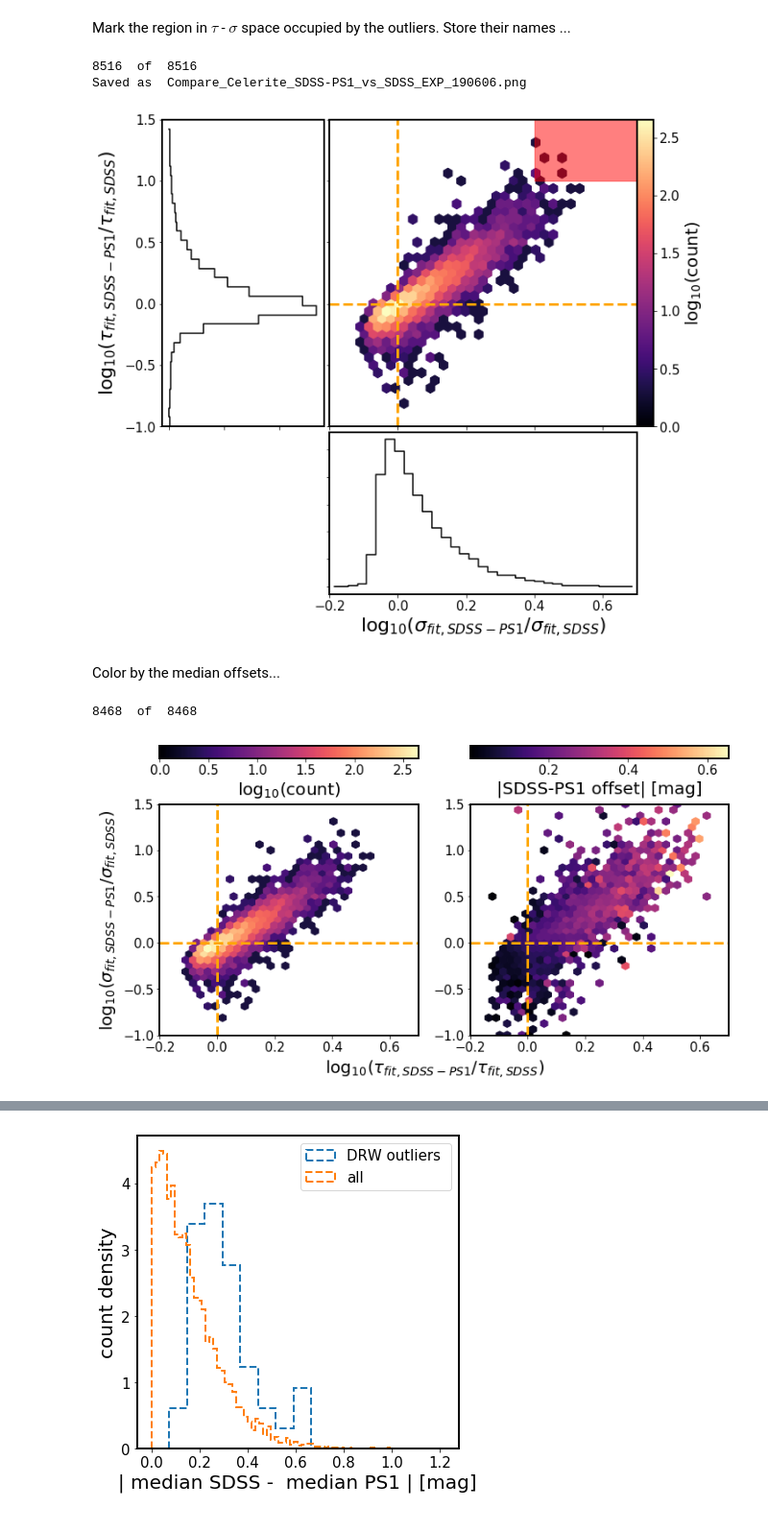
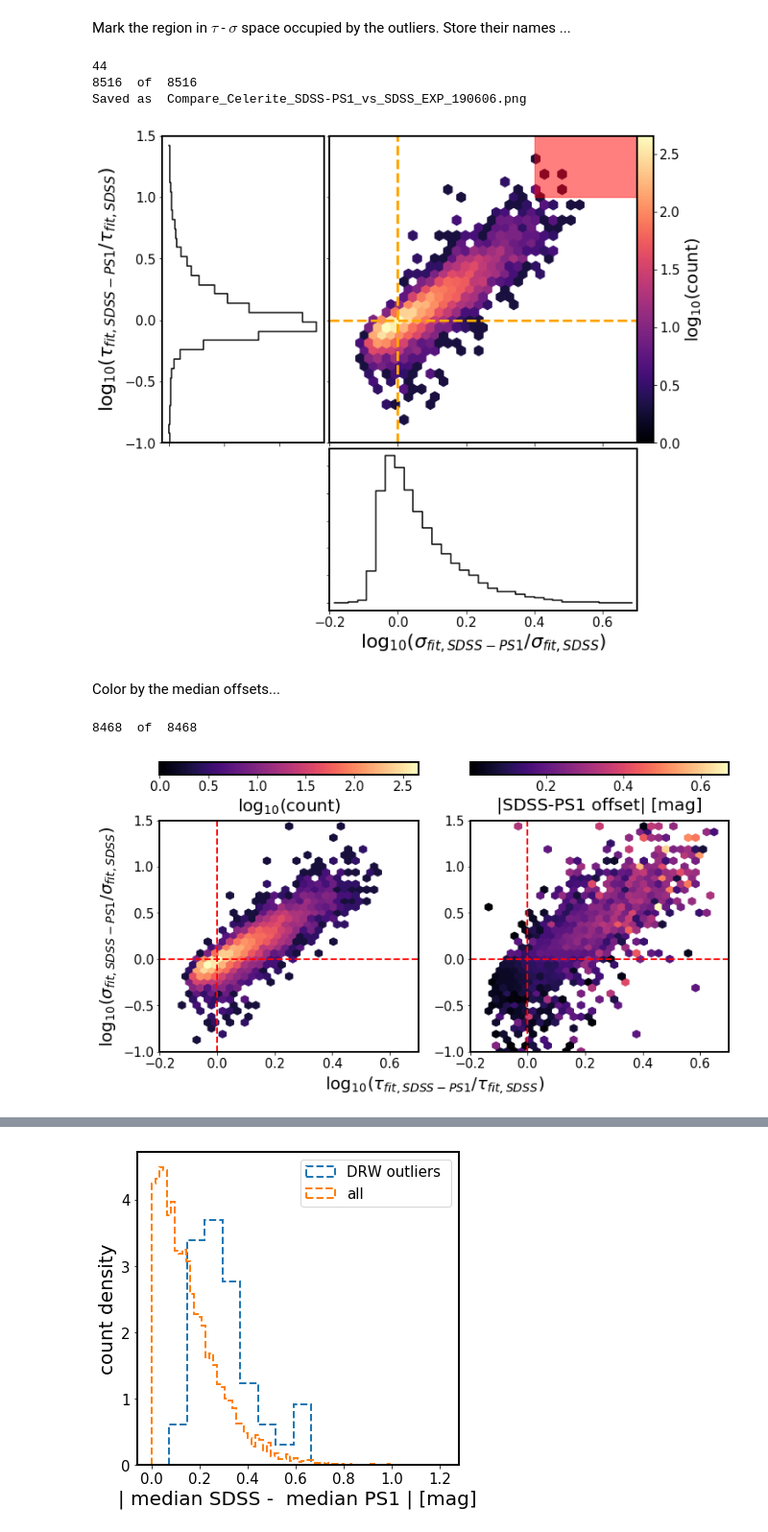
Before and after one commit to suberlak/PS1_SDSS_CRTS, a Jupyter notebook: code2/Explore_SDSS_PS1_lightcurves.ipynb, the cells around one changed output, grey strips where cells are left out. Shown at 96% size. Cells and saved outputs as stored; diff of their text form; code cells hidden in the pictures.

```diff
--- a/code2/Explore_SDSS_PS1_lightcurves.ipynb
+++ b/code2/Explore_SDSS_PS1_lightcurves.ipynb
@@ -356,15 +364,15 @@ Mark the region in $\tau$ - $\sigma$ space occupied by the outliers. Store their
 import modules as mod
 import imp
 imp.reload(mod)
-fname  = '190606_Celerite_real_Jeff1.txt'
-data = Table.read(fname, format='ascii')
+date = '190606'# '190606'# '190807'
+data = Table.read(date + '_Celerite_real_Jeff1.txt', format='ascii')
 x = np.log10(data['sigmaEXP_sdss-ps1'] / data['sigmaEXP_sdss'])
 y = np.log10(data['tauEXP_sdss-ps1'] / data['tauEXP_sdss'])
 m_ratio = (y>1) & (x>0.4)
-data[m_ratio]
-
-mod.plot_tau_sigma_ratios(data, rectangle=[0.4, 1, 0.5, 0.5])
+print(np.sum(m_ratio))
+mod.plot_tau_sigma_ratios(data, date, rectangle=[0.4, 1, 0.5, 0.5])
 # %% [output]
+44
 8516  of  8516
 Saved as  Compare_Celerite_SDSS-PS1_vs_SDSS_EXP_190606.png
 [figure]
@@ -376,9 +384,10 @@ import matplotlib.pyplot as plt
 import matplotlib.patches as patches
 import matplotlib as mpl
 # the Celerite results
-fname  = '190606_Celerite_real_Jeff1.txt'
+date = '190807'
+fname  = date+'_Celerite_real_Jeff1.txt'
 data_cel = Table.read(fname, format='ascii')
-
+data_cel.remove_row(0)
 # the SDSS-PS1 offsets
 summary = Table.read('SDSS_PS1_DR2_cleaned_summary.txt', format='ascii')
 
@@ -420,7 +429,7 @@ cmap.set_array([])
 
 plt.colorbar(mappable = cmap, cax = cax, orientation='horizontal',
                 label=r'$\log_{10}{(\mathrm{count})}$')
-
+ls='--';lw=2; c='red'
 ax[0].axvline(0,ls=ls,lw=lw,c=c)
 ax[0].axhline(0,ls=ls,lw=lw,c=c)
 ax[0].set_xlim(xmin,xmax)
@@ -430,32 +439,32 @@ string = r'$\log_{10}{\left( \sigma_{fit, %s} / \sigma_{fit,%s} \right)}$'%('SDS
 ax[0].set_ylabel(string)
 
 # right axis:  color by median SDSS-PS1 r-band offset ...
 image = ax[1].hexbin(x, y, z, extent = extent, gridsize=35,
      cmap='magma')
 
 # get left and right coordinates in figure units
 # for right axis
 l,b,w,h = ax[1].get_position().bounds
 cax = fig.add_axes([l,bottom,w,height])
 
 vmin, vmax = image.get_clim()
 norm = mpl.colors.Normalize(vmin=vmin, vmax=vmax)
 cmap = mpl.cm.ScalarMappable(norm=norm, cmap=image.get_cmap())
 cmap.set_array([])
 
 plt.colorbar(mappable = image, cax = cax, orientation='horizontal',
                 label='|SDSS-PS1 offset| [mag]')
 
 ax[1].axvline(0,ls=ls,lw=lw,c=c)
 ax[1].axhline(0,ls=ls,lw=lw,c=c)
 ax[1].set_xlim(xmin,xmax)
 ax[1].set_ylim(ymin,ymax)
 
 s= r'$\log_{10}{\left( \tau_{fit, %s} / \tau_{fit,%s} \right)}$'%('SDSS-PS1','SDSS')
 fig.text(0.35,0.0, s, fontsize=20)
 
-plt.savefig('190606_DRW_param_ratios_and_mag_offsets.png',
+plt.savefig(date+'_DRW_param_ratios_and_mag_offsets.png',
             bbox_inches='tight')
 # %% [output]
 8468  of  8468
-[figure, old version]
+[figure, new version]
```
Also changed, not shown: parts of 80 cells of this notebook.
